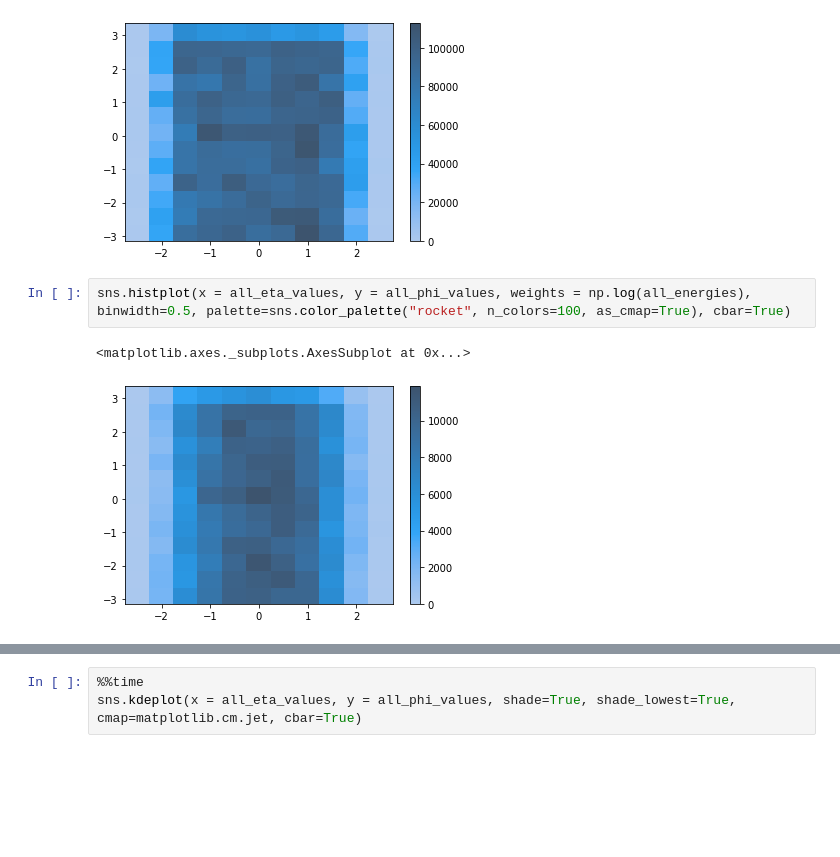
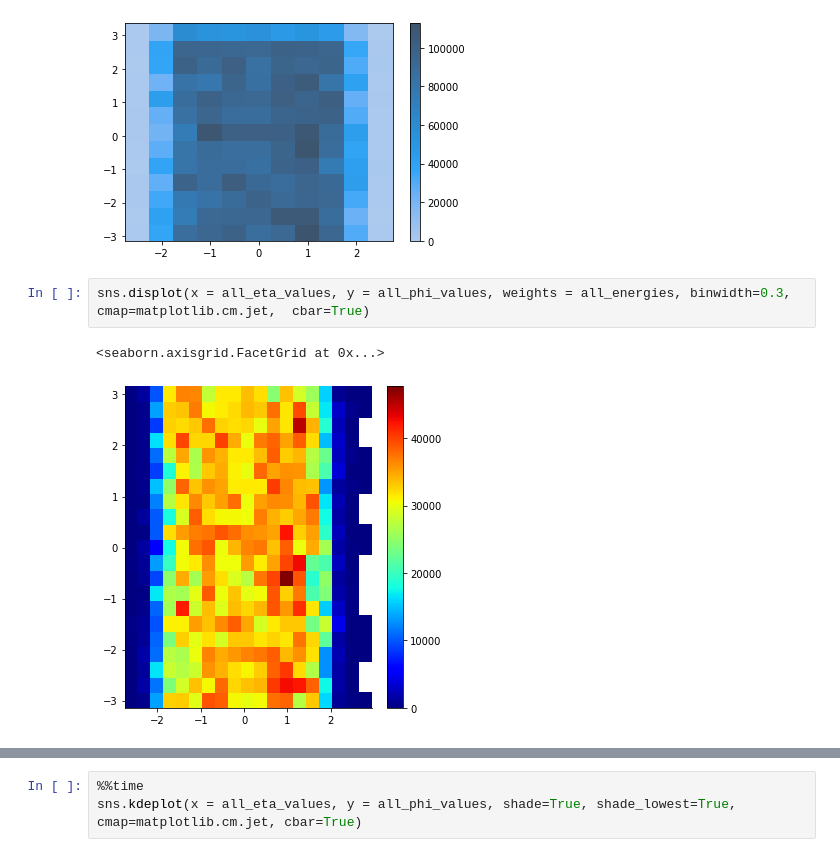
Before and after one commit to murnanedaniel/lorentznet, a Jupyter notebook: notebooks/DataExplore/0-DM-InitialExploration.ipynb, the cells around one changed output, grey strips where cells are left out. Cells and saved outputs as stored; diff of their text form; blank space fills up the shorter version.

```diff
--- a/notebooks/DataExplore/0-DM-InitialExploration.ipynb
+++ b/notebooks/DataExplore/0-DM-InitialExploration.ipynb
@@ -164,7 +164,7 @@ sns.histplot(x = all_eta_values, y = all_phi_values, weights = all_energies, bin
 <matplotlib.axes._subplots.AxesSubplot at 0x...>
 [figure]
 # %%
-sns.histplot(x = all_eta_values, y = all_phi_values, weights = np.log(all_energies), binwidth=0.5, palette=sns.color_palette("rocket", n_colors=100, as_cmap=True), cbar=True)
+sns.displot(x = all_eta_values, y = all_phi_values, weights = all_energies, binwidth=0.3, cmap=matplotlib.cm.jet,  cbar=True)
 # %% [output]
-<matplotlib.axes._subplots.AxesSubplot at 0x...>
+<seaborn.axisgrid.FacetGrid at 0x...>
-[figure, old version]
+[figure, new version]
```
Also changed, not shown: parts of 23 cells of this notebook.
